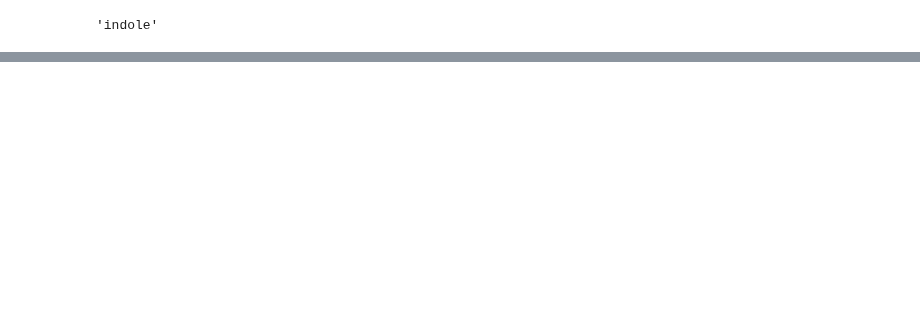
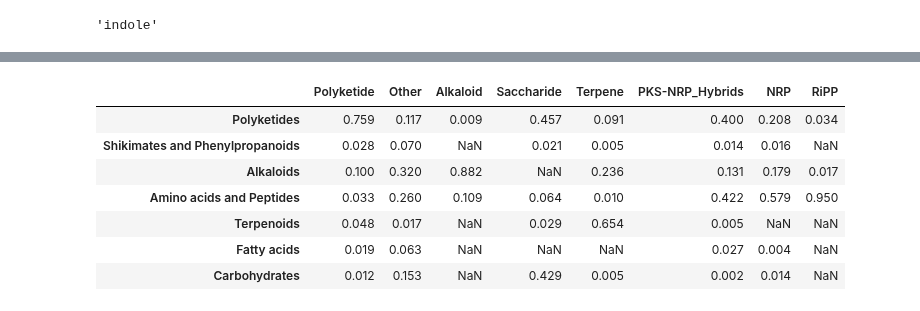
Before and after one commit to NPLinker/nplinker, a Jupyter notebook: notebooks/1-class_linking_prospecting.ipynb, the cells around one changed output, grey strips where cells are left out. Cells and saved outputs as stored; diff of their text form; code cells hidden in the pictures; blank space fills up the shorter version.

```diff
--- a/notebooks/1-class_linking_prospecting.ipynb
+++ b/notebooks/1-class_linking_prospecting.ipynb
@@ -293,0 +678,13 @@ cur_bgcs[0].product_prediction
+# %%
+# "Rules" read column -> row (bgc -> metabolite)
+
+df_mibig_npc_pway/df_mibig_npc_pway.sum(axis=0)
+# %% [output]
+|  | Polyketide | Other | Alkaloid | Saccharide | Terpene | PKS-NRP_Hybrids | NRP | RiPP |
+| Polyketides | 0.759 | 0.117 | 0.009 | 0.457 | 0.091 | 0.400 | 0.208 | 0.034 |
+| Shikimates and Phenylpropanoids | 0.028 | 0.070 | NaN | 0.021 | 0.005 | 0.014 | 0.016 | NaN |
+| Alkaloids | 0.100 | 0.320 | 0.882 | NaN | 0.236 | 0.131 | 0.179 | 0.017 |
+| Amino acids and Peptides | 0.033 | 0.260 | 0.109 | 0.064 | 0.010 | 0.422 | 0.579 | 0.950 |
+| Terpenoids | 0.048 | 0.017 | NaN | 0.029 | 0.654 | 0.005 | NaN | NaN |
+| Fatty acids | 0.019 | 0.063 | NaN | NaN | NaN | 0.027 | 0.004 | NaN |
+| Carbohydrates | 0.012 | 0.153 | NaN | 0.429 | 0.005 | 0.002 | 0.014 | NaN |
```
Also changed, not shown: parts of 48 cells of this notebook.
